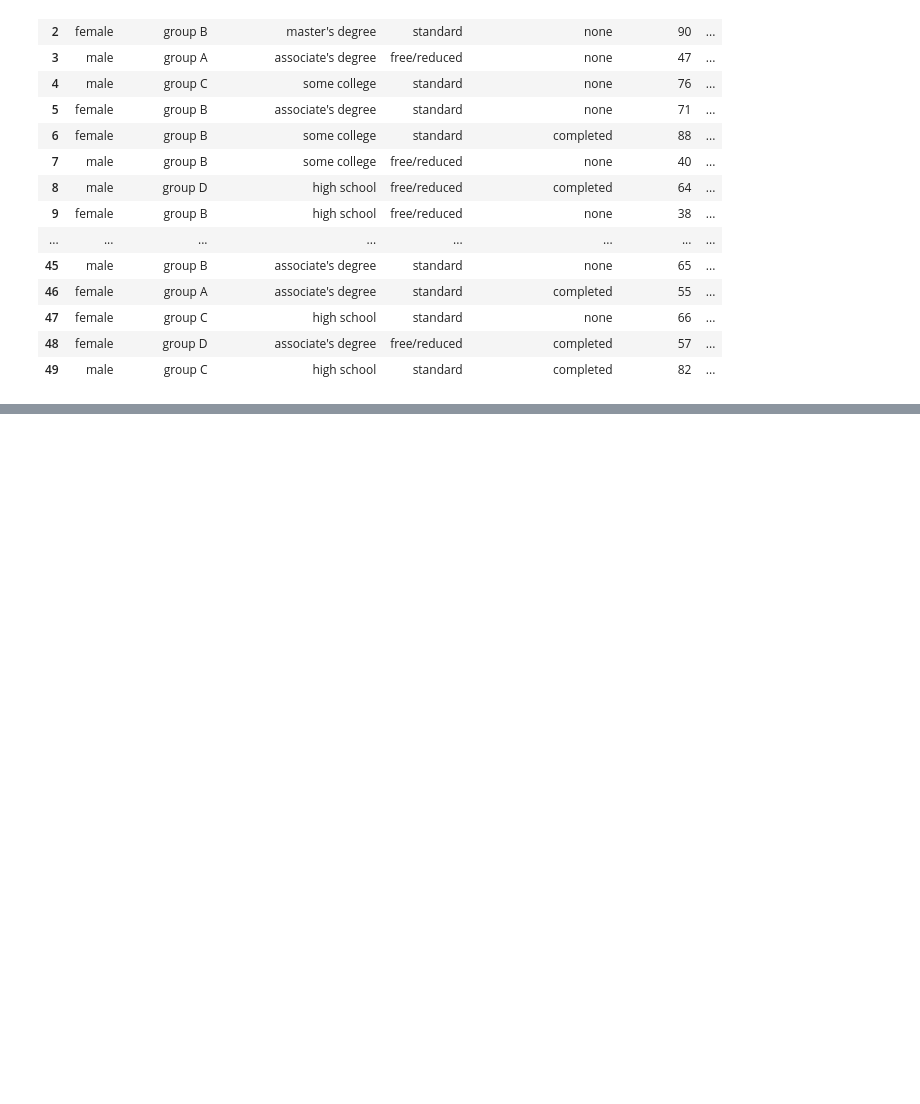
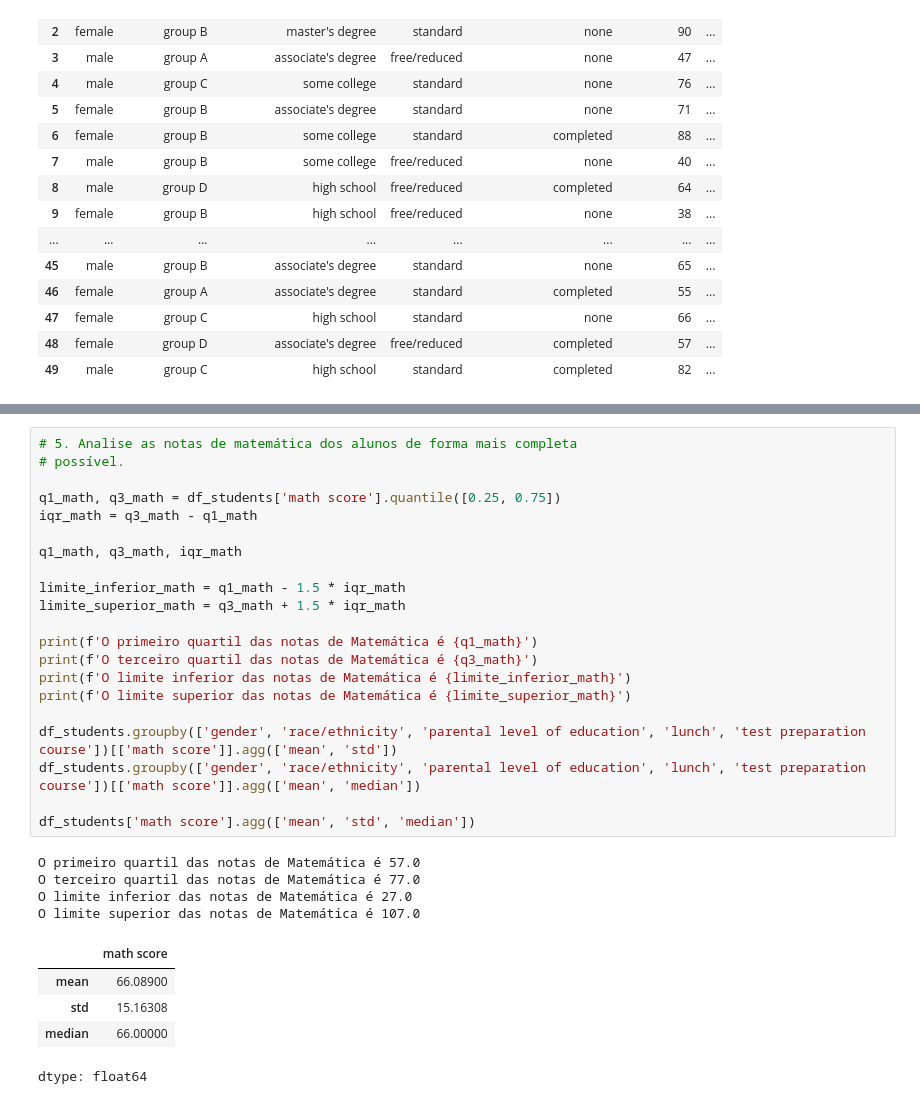
Before and after one commit to dsreliete/Womakerscode-DA-desafio_squad, a Jupyter notebook: Desafio2.ipynb, the cells around one changed output, grey strips where cells are left out. Cells and saved outputs as stored; diff of their text form; blank space fills up the shorter version.

```diff
--- a/Desafio2.ipynb
+++ b/Desafio2.ipynb
@@ -88,0 +125,31 @@ dtype: int64
+# %%
+# 5. Analise as notas de matemática dos alunos de forma mais completa
+# possível.
+
+q1_math, q3_math = df_students['math score'].quantile([0.25, 0.75])
+iqr_math = q3_math - q1_math
+
+q1_math, q3_math, iqr_math
+
+limite_inferior_math = q1_math - 1.5 * iqr_math
+limite_superior_math = q3_math + 1.5 * iqr_math
+
+print(f'O primeiro quartil das notas de Matemática é {q1_math}')
+print(f'O terceiro quartil das notas de Matemática é {q3_math}')
+print(f'O limite inferior das notas de Matemática é {limite_inferior_math}')
+print(f'O limite superior das notas de Matemática é {limite_superior_math}')
+
+df_students.groupby(['gender', 'race/ethnicity', 'parental level of education', 'lunch', 'test preparation course'])[['math score']].agg(['mean', 'std'])
+df_students.groupby(['gender', 'race/ethnicity', 'parental level of education', 'lunch', 'test preparation course'])[['math score']].agg(['mean', 'median'])
+
+df_students['math score'].agg(['mean', 'std', 'median'])
+# %% [output]
+O primeiro quartil das notas de Matemática é 57.0
+O terceiro quartil das notas de Matemática é 77.0
+O limite inferior das notas de Matemática é 27.0
+O limite superior das notas de Matemática é 107.0
+|  | math score |
+| mean | 66.08900 |
+| std | 15.16308 |
+| median | 66.00000 |
+dtype: float64
```
Also changed, not shown: parts of 9 cells of this notebook.
